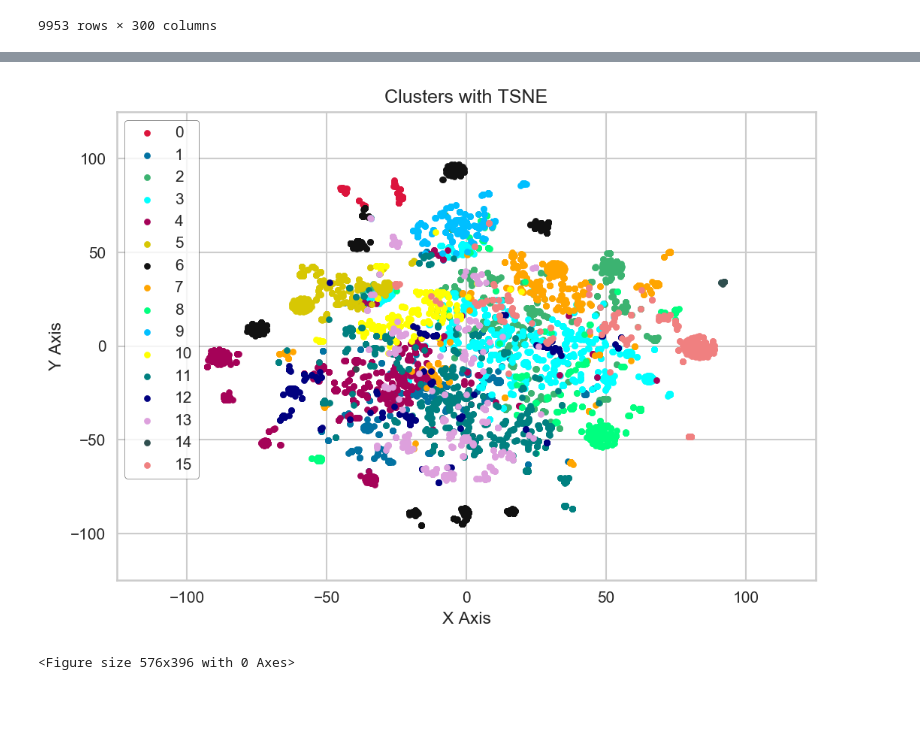
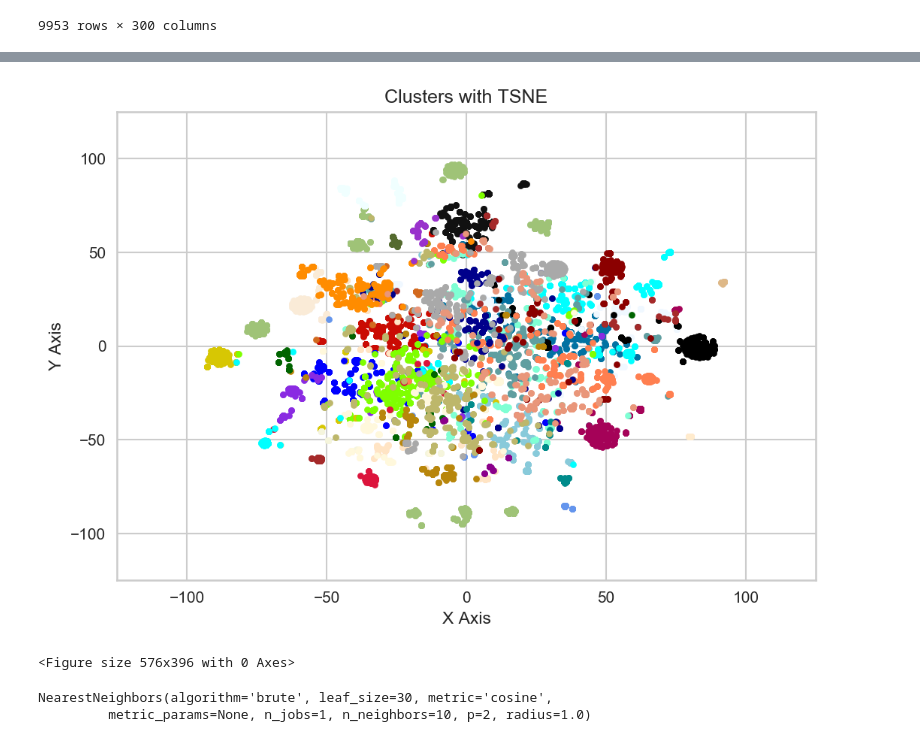
Before and after one commit to konelson/goodreads, a Jupyter notebook: cluster_books.ipynb, the cells around one changed output, grey strips where cells are left out. Drawn from its saved outputs; the diff is of its cells as text; code cells hidden in the pictures; blank space fills up the shorter version.

```diff
--- a/cluster_books.ipynb
+++ b/cluster_books.ipynb
@@ -69,7 +71,7 @@ plt.savefig("cluster_plot")
 # %%
-book_clusts = cluster_books(book_vecs, 16, 42)
+book_clusts = cluster_books(book_vecs, 42, 42)
 # %%
-visualiser = SilhouetteVisualizer(KMeans(n_clusters=16), random_state = 42)
+visualiser = SilhouetteVisualizer(KMeans(n_clusters=42), random_state = 42)
 visualiser.fit(book_vecs)
 visualiser.poof()
 # %% [output]
@@ -77,23 +79,35 @@ visualiser.poof()
 # %%
 tsne_model = TSNE(n_components=2, random_state = 42, verbose = 0)
 low_data = tsne_model.fit_transform(book_vecs)
+# %%
+from matplotlib import colors as mcolors
+
+colors = dict(mcolors.BASE_COLORS, **mcolors.CSS4_COLORS)
+plot_colors = (list(colors.keys())[:42])
 # %%
-colors = (['crimson','b','mediumseagreen','cyan','m','y', 'k', 'orange', 'springgreen', 'deepskyblue', 'yellow', 'teal', 'navy', 'plum', 'darkslategray', 'lightcoral', 'papayawhip'])
+#colors = (['crimson','b','mediumseagreen','cyan','m','y', 'k', 'orange', 'springgreen', 'deepskyblue', 'yellow', 'teal', 'navy', 'plum', 'darkslategray', 'lightcoral', 'papayawhip'])
+
 plt.figure(dpi = 150)
 
-for i, c, label in zip (range(16), colors, list(range(16))):
+for i, c, label in zip (range(42), plot_colors, list(range(42))):
     plt.scatter(low_data[book_clusts == i, 0], low_data[book_clusts == i, 1], c=c, label = label, s = 15, alpha = 1)
 
-plt.legend(fontsize = 10, loc = 'upper left', frameon = True, facecolor = '#FFFFFF', edgecolor = '#333333');
+#plt.legend(fontsize = 10, loc = 'upper left', frameon = True, facecolor = '#FFFFFF', edgecolor = '#333333');
 plt.title("Clusters with TSNE", fontsize = 12);
 plt.xlim(-125,125);
 plt.ylim(-125,125);
 plt.ylabel("Y Axis");
 plt.xlabel("X Axis");
 plt.yticks(fontsize =10);
 plt.xticks(fontsize = 10);
 plt.show()
 plt.savefig("tsne_plot")
 # %% [output]
-[figure, old version]
+[figure, new version]
 <Figure size 576x396 with 0 Axes>
+# %%
+nn = NearestNeighbors(n_neighbors=10, metric='cosine', algorithm='brute')
+nn.fit(book_vecs)
+# %% [output]
+NearestNeighbors(algorithm='brute', leaf_size=30, metric='cosine',
+         metric_params=None, n_jobs=1, n_neighbors=10, p=2, radius=1.0)
```
Also changed, not shown: parts of 12 cells of this notebook.
